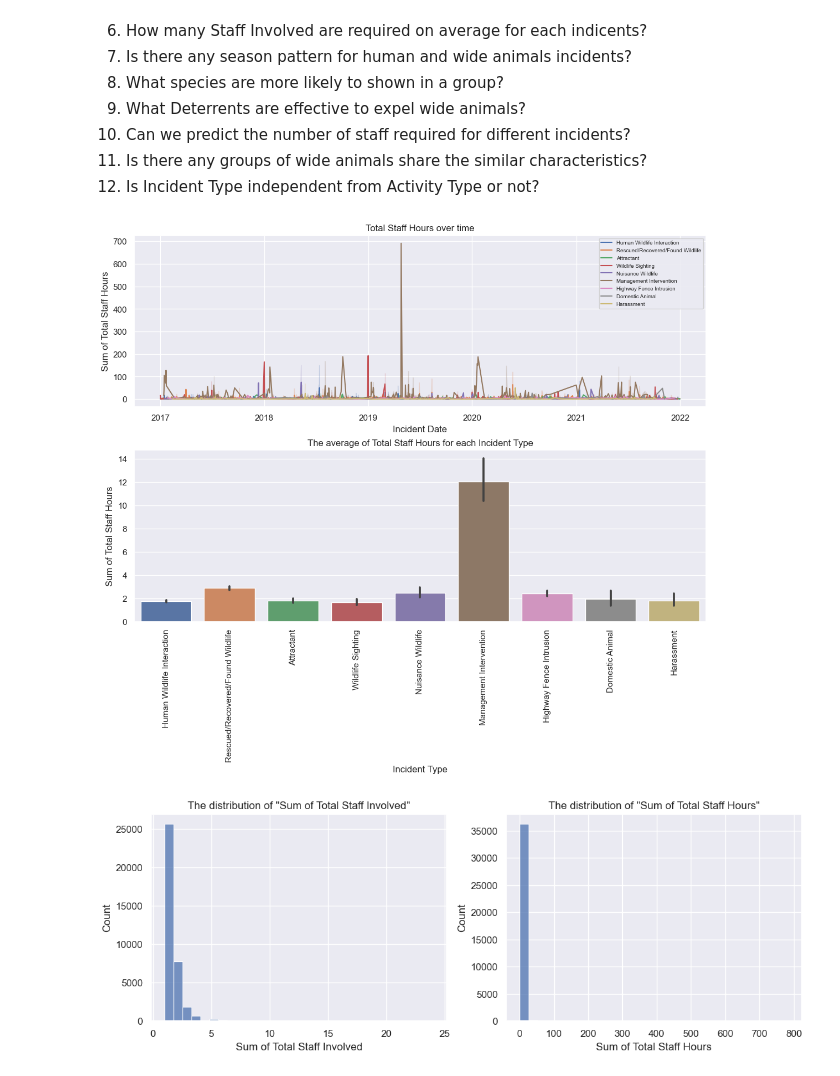
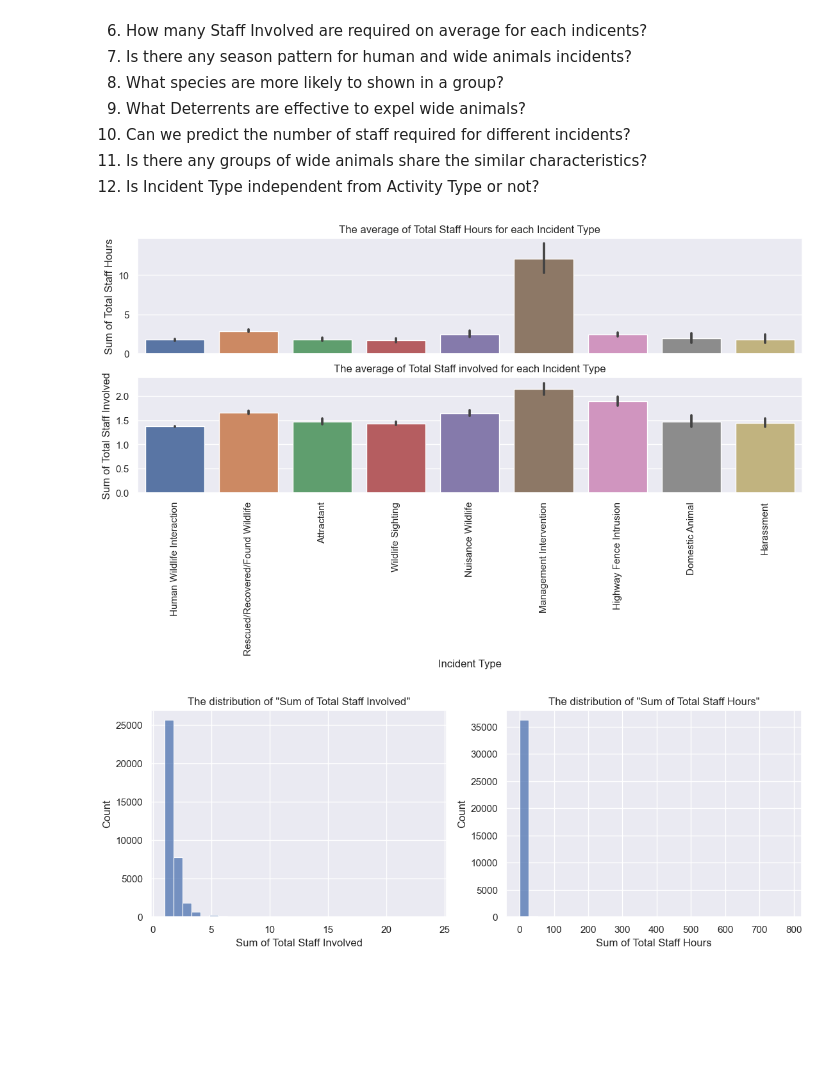
Before and after one commit to YongpengFu/Human-Widelife-Coexistence-Incidents-Canada, a Jupyter notebook: Human-Widelife-Coexistence-Incidents-Canada.ipynb, the cells around one changed output. Drawn from its saved outputs; the diff is of its cells as text; code cells hidden in the pictures; blank space fills up the shorter version.

```diff
--- a/Human-Widelife-Coexistence-Incidents-Canada.ipynb
+++ b/Human-Widelife-Coexistence-Incidents-Canada.ipynb
@@ -123,17 +125,17 @@ memory usage: 1.8+ MB
 12. Is Incident Type independent from Activity Type or not?
 # %%
 # Q1: What kind of incidents require the most of staff hours on average?
-#A1.1: What does the total staff hours change over time
-fig, axs = plt.subplots(nrows=2,layout = 'constrained', figsize = (11, 10))
-sns.lineplot(data = incidents, x = "Incident Date", y = "Sum of Total Staff Hours",
-             hue = 'Incident Type', ax = axs[0]).set(title = 'Total Staff Hours over time')
+fig, axs = plt.subplots(nrows=2,layout = 'constrained', figsize = (11, 7), sharex = True)
 sns.barplot(data = incidents, x = "Incident Type", y = "Sum of Total Staff Hours",
-            ax = axs[1]).set(title = 'The average of Total Staff Hours for each Incident Type')
-axs[0].legend(fontsize=7)
+            ax = axs[0]).set(title = 'The average of Total Staff Hours for each Incident Type')
+#Q6: How many Staff Involved / Staff hours are required on average for each indicents?
+sns.barplot(data = incidents, x = "Incident Type", y = "Sum of Total Staff Involved",
+            ax = axs[1]).set(title = 'The average of Total Staff involved for each Incident Type')
+axs[0].set(xlabel = None)
 axs[1].tick_params(axis='x', labelrotation=90)
 plt.show()
 # %% [output]
-[figure, old version]
+[figure, new version]
 # %%
 # Q2: What is the most frequent incident occurred?
 #Q2.1: what is the distribution of Sum of Total Staff Hours and Sum of Total Staff Involved
```
Also changed, not shown: parts of 6 cells of this notebook.
